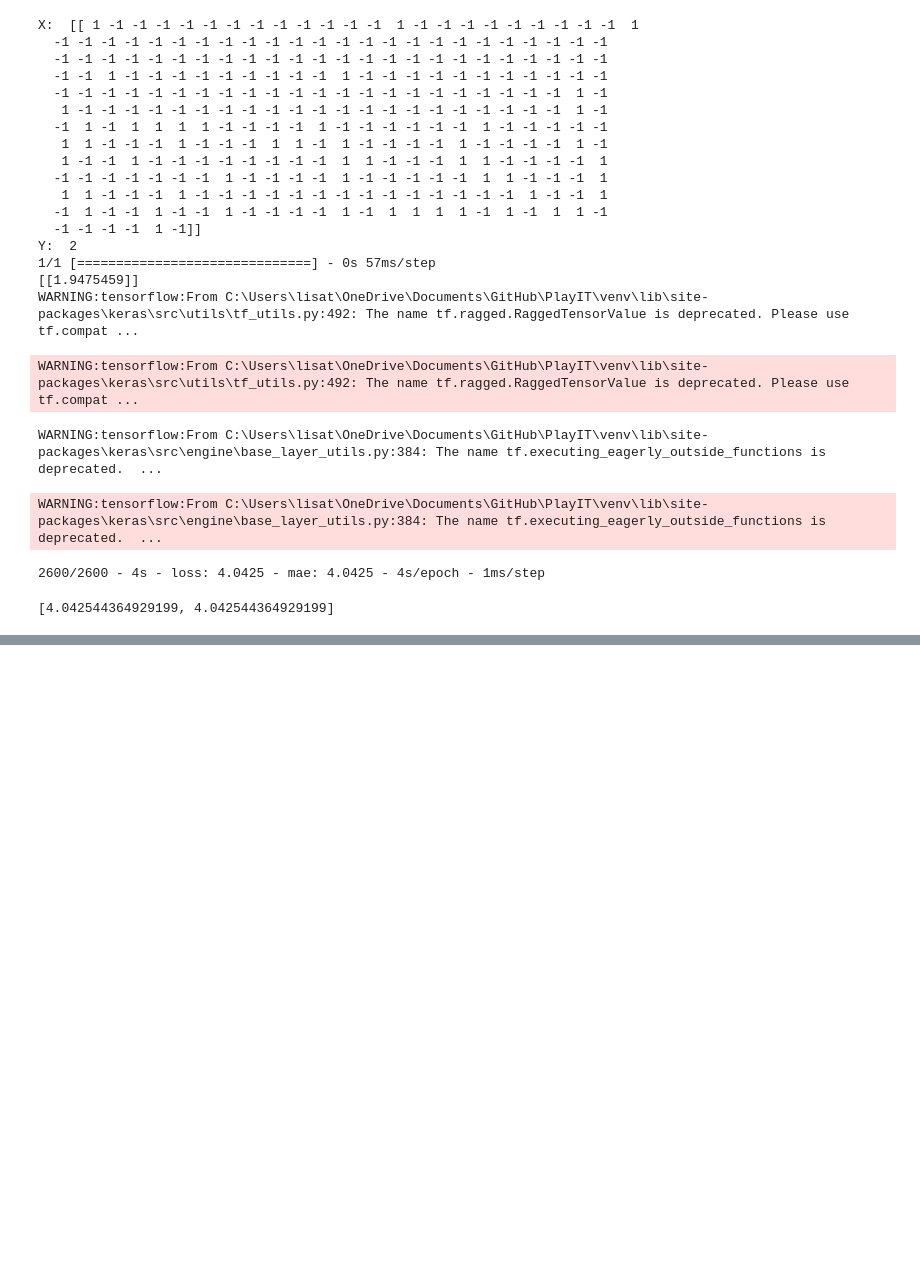
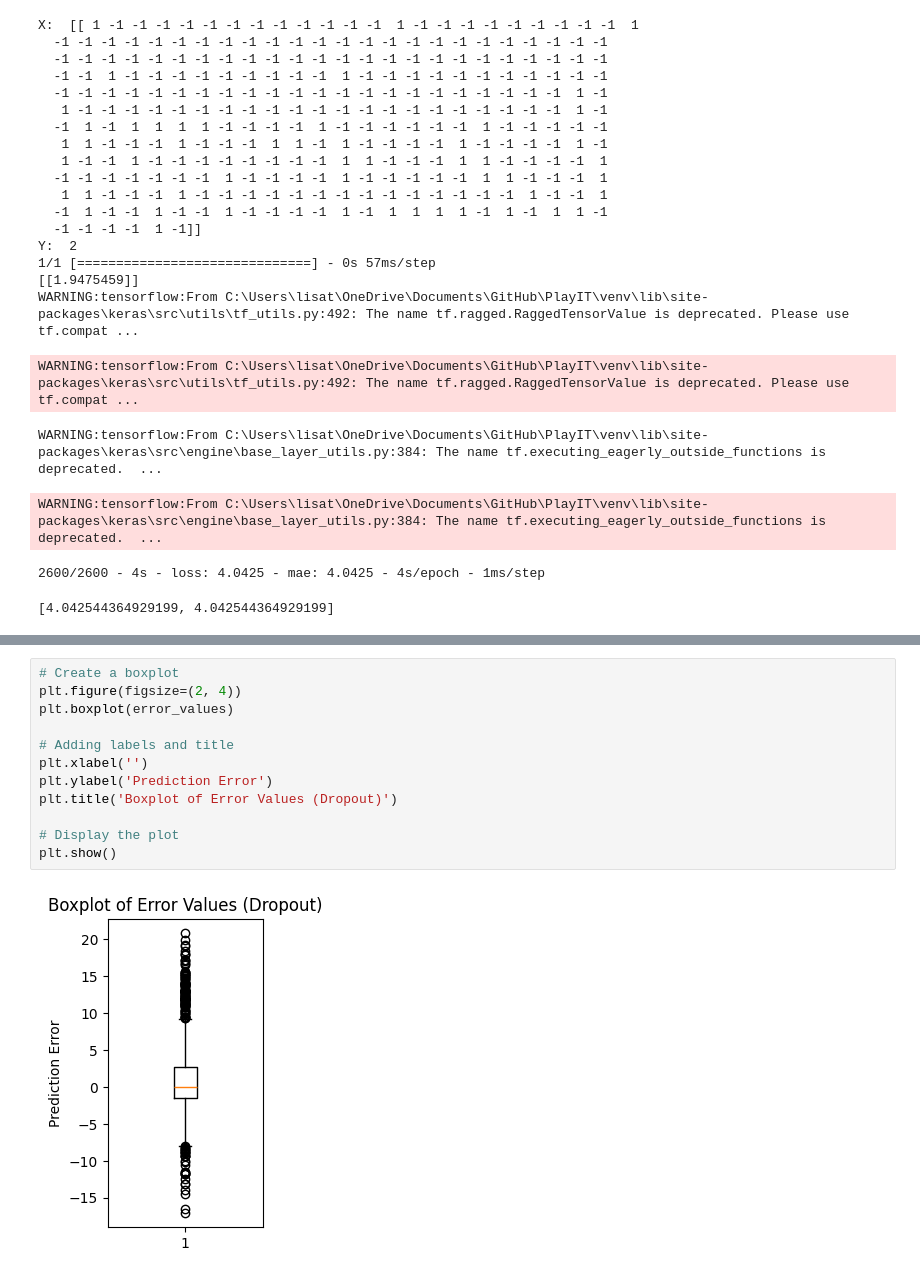
Before and after one commit to SirLeoIV/PlayIT, a Jupyter notebook: src/main/java/com/group09/playit/ann/keras_test.ipynb, the cells around one changed output, grey strips where cells are left out. Cells and saved outputs as stored; diff of their text form; blank space fills up the shorter version.

```diff
--- a/src/main/java/com/group09/playit/ann/keras_test.ipynb
+++ b/src/main/java/com/group09/playit/ann/keras_test.ipynb
@@ -345,0 +348,14 @@ Standard Deviation of errors: 5.791411399841309
+# %%
+# Create a boxplot
+plt.figure(figsize=(2, 4))
+plt.boxplot(error_values)
+
+# Adding labels and title
+plt.xlabel('')
+plt.ylabel('Prediction Error')
+plt.title('Boxplot of Error Values (Dropout)')
+
+# Display the plot
+plt.show()
+# %% [output]
+[figure, added]
```
Also changed, not shown: parts of 6 cells of this notebook, 2 other files.
